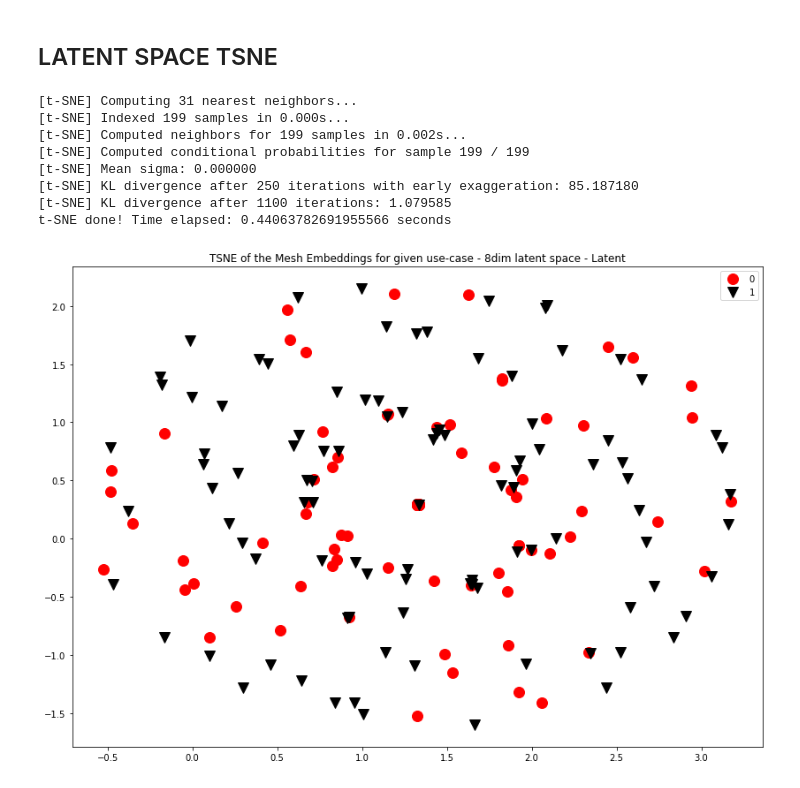
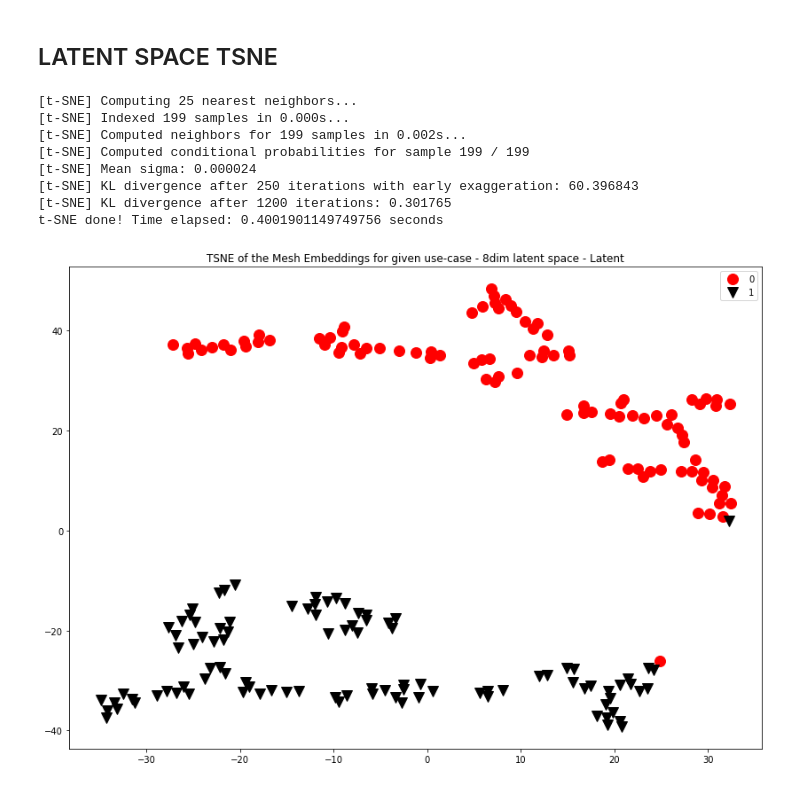
Before and after one commit to ShaulSolomon/academix-ydata-project-truncated, a Jupyter notebook: code/5_vae.ipynb, the cells around one changed output. Cells and saved outputs as stored; diff of their text form; code cells hidden in the pictures.

```diff
--- a/code/5_vae.ipynb
+++ b/code/5_vae.ipynb
@@ -102,15 +102,15 @@ selection_val = list(set(df['last_author_name']) - set(auth_usecase))[8000:10000
 selection_test = list(set(df['last_author_name']) - set(auth_usecase))[10000:12000]
 # %%
 #settings
-BATCH_SIZE= 64
-EPOCHS = 100
+BATCH_SIZE= 128
+EPOCHS = 50
 cuda = torch.cuda.is_available()
 seed = 42
 log_interval = 10
 num_workers = 2
-lr = 1e-2
-h_dim = 54
-ls_dim = 32
+lr = 1e-3
+h_dim = 32
+ls_dim = 8
 
 #check for cuda
 device = torch.device('cuda' if cuda else 'cpu')
@@ -306,5 +331,5 @@ def loss_function(recon_x, x, mu, log_var):
 # %%
-model = VAE_PCA(hidden_dim=h_dim,latent_dim=ls_dim).to(device)
+model = VAE_A(hidden_dim=h_dim,latent_dim=ls_dim).to(device)
 optimizer = optim.Adam(model.parameters(), lr=lr)
 # %%
 def train_epoch(tr_loader, model, criterion, optimizer, num_epochs):
@@ -674,7 +700,7 @@ t-SNE done! Time elapsed: 0.40447306632995605 seconds
 ## Output TSNE
 # %%
 time_start = time.time()
-tsne = TSNE(n_components=2, verbose=1, perplexity=25, n_iter=1200,random_state=42)
+tsne = TSNE(n_components=2, verbose=1, perplexity=8, n_iter=1200,random_state=42)
 tsne_results = tsne.fit_transform(recon)
 print('t-SNE done! Time elapsed: {} seconds'.format(time.time()-time_start))
 
@@ -697,5 +723,5 @@ ax.legend()
 plt.show()
 fig.tight_layout();
 
-# fig.savefig('code/img/TSNE_Plots/meshemb_2usecase100_8dimls_output_MSE.png', bbox_inches='tight')
+# fig.savefig('code/img/TSNE_Plots/meshemb_2usecase100_8dimls_output_MSE+KLD.png',box_inches='tight')
 # %% [output]
@@ -712,37 +738,37 @@ t-SNE done! Time elapsed: 0.5344231128692627 seconds
 ## LATENT SPACE TSNE
 # %%
 time_start = time.time()
-tsne = TSNE(n_components=2, verbose=1, perplexity=10, n_iter=1200,random_state=42)
+tsne = TSNE(n_components=2, verbose=1, perplexity=8, n_iter=1200,random_state=42)
 tsne_results = tsne.fit_transform(bottle_neck)
 print('t-SNE done! Time elapsed: {} seconds'.format(time.time()-time_start))
 
 df_subset=pd.DataFrame()
 df_subset['tsne-2d-one'] = tsne_results[:,0]
 df_subset['tsne-2d-two'] = tsne_results[:,1]
 df_subset['class'] = labels
 
 groups = df_subset.groupby('class')
 markers = ['o','v',"x"]
 colors = ["red","black","green"]
 # Plot
 fig, ax = plt.subplots(figsize=(14,10))
 
 ax.margins(0.05) # Optional, just adds 5% padding to the autoscaling
 for i, (name, group) in enumerate(groups):
     ax.set_title("TSNE of the Mesh Embeddings for given use-case - 8dim latent space - Latent")
     ax.plot(group['tsne-2d-one'], group['tsne-2d-two'], marker=markers[i], linestyle='', ms=12, label=name, color=colors[i])
 ax.legend()
 plt.show()
 fig.tight_layout();
 
-# fig.savefig('code/img/TSNE_Plots/meshemb_2usecase100_8dimls_latent_MSE.png', bbox_inches='tight')
+# fig.savefig('code/img/TSNE_Plots/meshemb_2usecase100_8dimls_latent_MSE+KLD.png', box_inches='tight')
 # %% [output]
-[t-SNE] Computing 31 nearest neighbors...
+[t-SNE] Computing 25 nearest neighbors...
 [t-SNE] Indexed 199 samples in 0.000s...
 [t-SNE] Computed neighbors for 199 samples in 0.002s...
 [t-SNE] Computed conditional probabilities for sample 199 / 199
-[t-SNE] Mean sigma: 0.000000
-[t-SNE] KL divergence after 250 iterations with early exaggeration: 85.187180
-[t-SNE] KL divergence after 1100 iterations: 1.079585
-t-SNE done! Time elapsed: 0.44063782691955566 seconds
+[t-SNE] Mean sigma: 0.000024
+[t-SNE] KL divergence after 250 iterations with early exaggeration: 60.396843
+[t-SNE] KL divergence after 1200 iterations: 0.301765
+t-SNE done! Time elapsed: 0.4001901149749756 seconds
-[figure, old version]
+[figure, new version]
```
Also changed, not shown: parts of 15 cells of this notebook, 9 other files.
